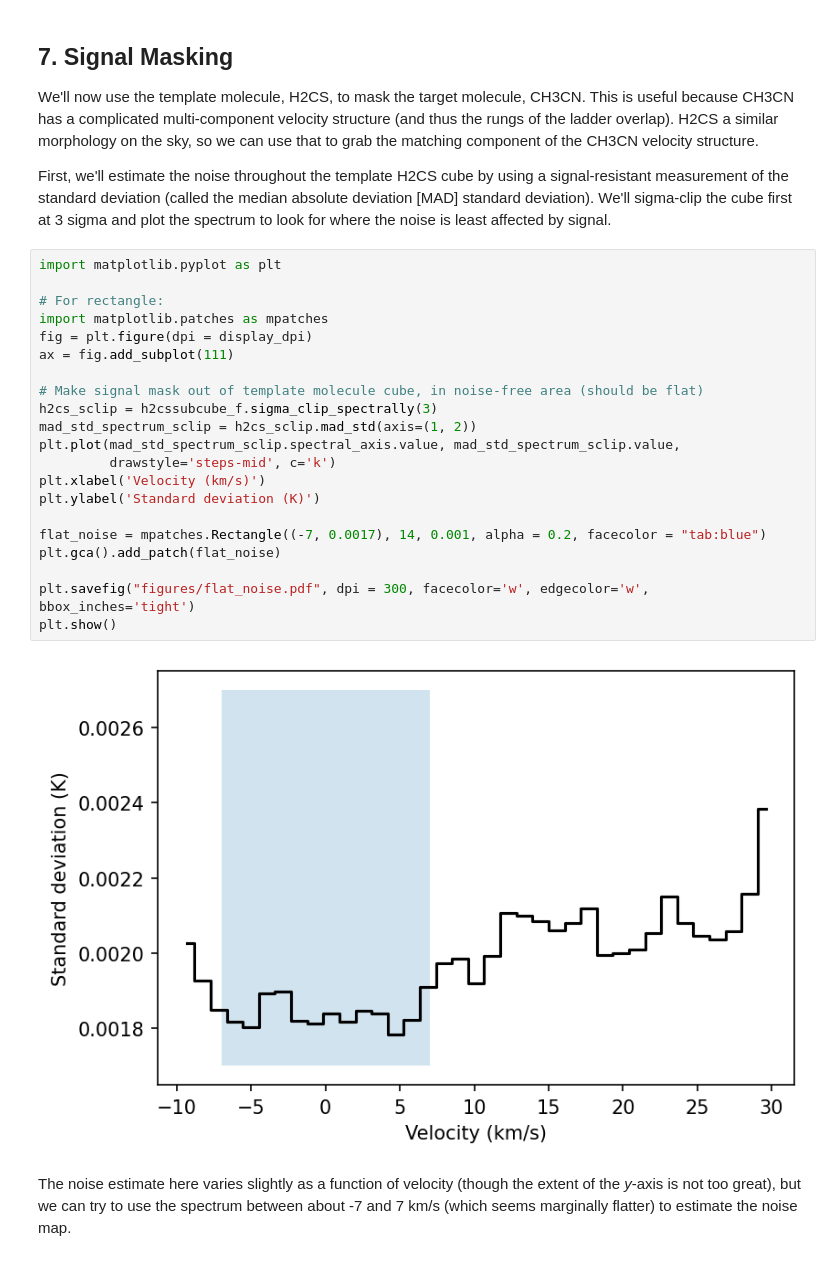
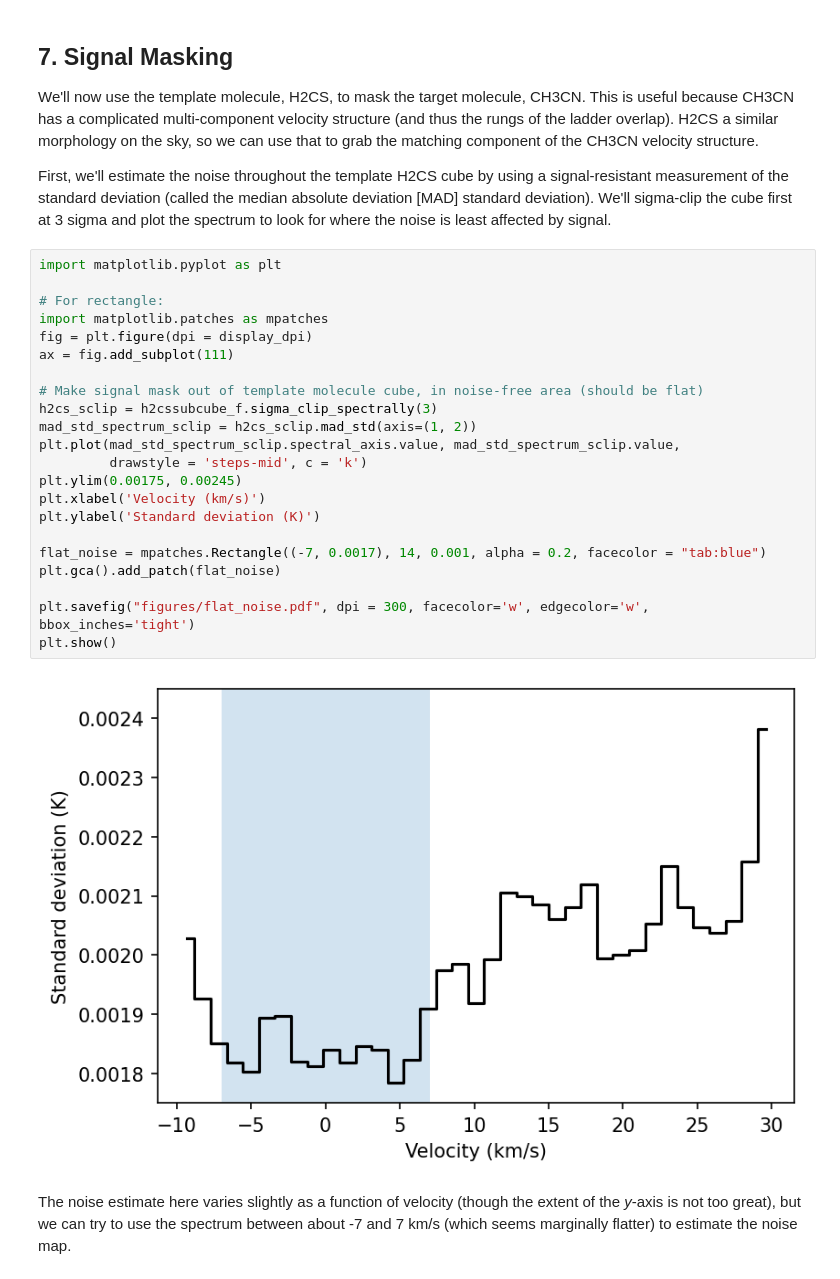
Before and after one commit to abulatek/brick, a Jupyter notebook: first_results/CH3CNMasking_v1.ipynb, the cells around one changed output. Saved outputs shown, nothing was run; the diff lists cells and outputs as text.

Commit message:
Fixed flat noise figure

```diff
--- a/first_results/CH3CNMasking_v1.ipynb
+++ b/first_results/CH3CNMasking_v1.ipynb
@@ -322,26 +322,27 @@ First, we'll estimate the noise throughout the template H2CS cube by using a sig
 # %%
 import matplotlib.pyplot as plt
 
 # For rectangle:
 import matplotlib.patches as mpatches
 fig = plt.figure(dpi = display_dpi)
 ax = fig.add_subplot(111)
 
 # Make signal mask out of template molecule cube, in noise-free area (should be flat)
 h2cs_sclip = h2cssubcube_f.sigma_clip_spectrally(3)
 mad_std_spectrum_sclip = h2cs_sclip.mad_std(axis=(1, 2))
 plt.plot(mad_std_spectrum_sclip.spectral_axis.value, mad_std_spectrum_sclip.value,
-         drawstyle='steps-mid', c='k')
+         drawstyle = 'steps-mid', c = 'k')
+plt.ylim(0.00175, 0.00245)
 plt.xlabel('Velocity (km/s)')
 plt.ylabel('Standard deviation (K)')
 
 flat_noise = mpatches.Rectangle((-7, 0.0017), 14, 0.001, alpha = 0.2, facecolor = "tab:blue")
 plt.gca().add_patch(flat_noise)
 
 plt.savefig("figures/flat_noise.pdf", dpi = 300, facecolor='w', edgecolor='w', bbox_inches='tight')
 plt.show()
 # %% [output]
-[figure, old version]
+[figure, new version]
 # %% [markdown]
 The noise estimate here varies slightly as a function of velocity (though the extent of the *y*-axis is not too great), but we can try to use the spectrum between about -7 and 7 km/s (which seems marginally flatter) to estimate the noise map.
 # %%
```
Also changed, not shown: 1 other file.
